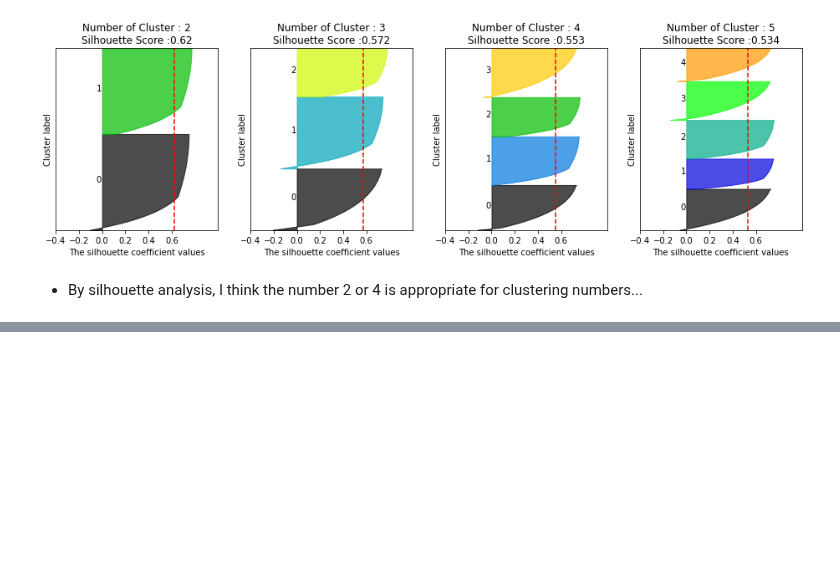
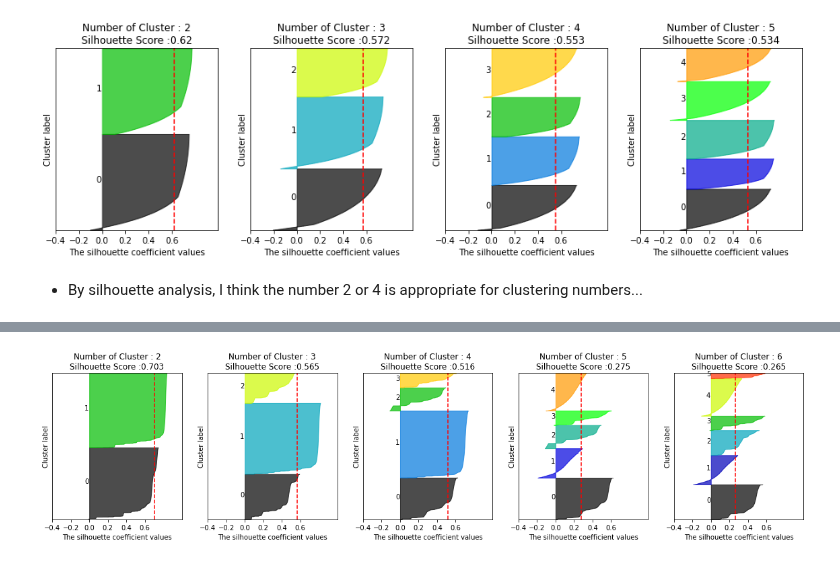
Before and after one commit to mini3713/mini3713, a Jupyter notebook: occupancy/test_1228_silhouette&add_features.ipynb, the cells around one changed output, grey strips where cells are left out. Cells and saved outputs as stored; diff of their text form; code cells hidden in the pictures; blank space fills up the shorter version.

```diff
--- a/occupancy/test_1228_silhouette&add_features.ipynb
+++ b/occupancy/test_1228_silhouette&add_features.ipynb
@@ -166,0 +197,4 @@ def visualize_clusterave(cluster_lists, X_features): # (k(클러스터개수), x
+# %%
+feat['경제활동상태코드'] = feat['경제활동상태코드'].fillna(3)
+feat['주업시간수'] = feat['주업시간수'].fillna(0)
+feat.info()
@@ -166,0 +211,3 @@ def visualize_clusterave(cluster_lists, X_features): # (k(클러스터개수), x
+# %%
+add = total.loc[:, ['평토일구분코드','연령코드']]
+add.info()
@@ -166,0 +224,6 @@ def visualize_clusterave(cluster_lists, X_features): # (k(클러스터개수), x
+# %%
+onehot = pd.read_excel('/content/Time use survey_Korea_2019_onehot_only.xlsx')
+onehot = onehot.drop(['Unnamed: 0'], axis=1)
+# %%
+new_onehot = pd.concat([add, feat, onehot], axis=1)
+new_onehot
@@ -166,0 +244,4 @@ def visualize_clusterave(cluster_lists, X_features): # (k(클러스터개수), x
+# %%
+visualize_silhouette([2, 3, 4, 5, 6], new_onehot)
+# %% [output]
+[figure, added]
```
Also changed, not shown: parts of 23 cells of this notebook.
